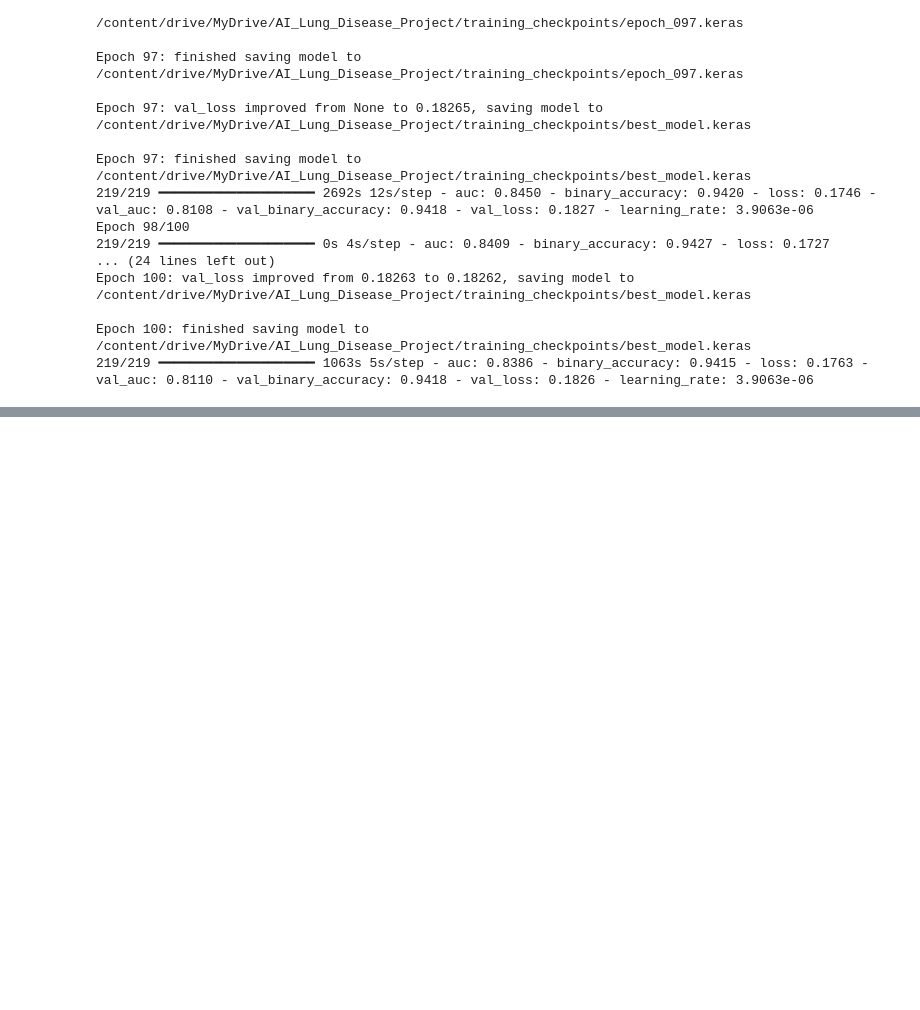
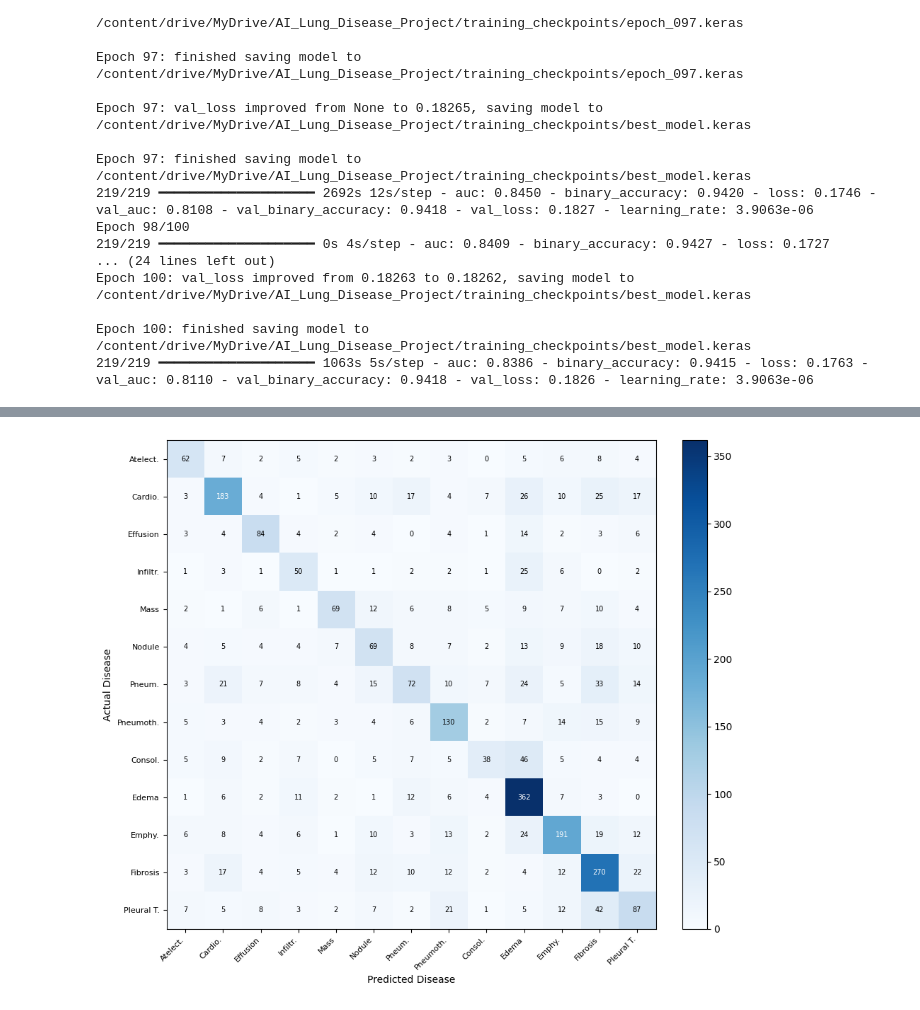
Before and after one commit to sanvishetty27/major-project, a Jupyter notebook: Untitled17.ipynb, the cells around one changed output, grey strips where cells are left out. Drawn from its saved outputs; the diff is of its cells as text; code cells hidden in the pictures; blank space fills up the shorter version.

```diff
--- a/Untitled17.ipynb
+++ b/Untitled17.ipynb
@@ -2338,0 +3036,98 @@ Epoch 100: finished saving model to /content/drive/MyDrive/AI_Lung_Disease_Proje
+# %%
+# ============================================================
+# COMPACT 13 x 13 CONFUSION MATRIX
+# SCREENSHOT-FRIENDLY VERSION
+# ============================================================
+
+import matplotlib.pyplot as plt
+import numpy as np
+
+SHORT_NAMES = [
+    "Atelect.",
+    "Cardio.",
+    "Effusion",
+    "Infiltr.",
+    "Mass",
+    "Nodule",
+    "Pneum.",
+    "Pneumoth.",
+    "Consol.",
+    "Edema",
+    "Emphy.",
+    "Fibrosis",
+    "Pleural T."
+]
+
+plt.figure(
+    figsize=(10, 8)
+)
+
+plt.imshow(
+    cm,
+    cmap="Blues"
+)
+
+plt.colorbar(
+    fraction=0.046,
+    pad=0.04
+)
+
+plt.xticks(
+    np.arange(13),
+    SHORT_NAMES,
+    rotation=45,
+    ha="right",
+    fontsize=8
+)
+
+plt.yticks(
+    np.arange(13),
+    SHORT_NAMES,
+    fontsize=8
+)
+
+text_threshold = cm.max() / 2
+
+for i in range(13):
+    for j in range(13):
+
+        plt.text(
+            j,
+            i,
+            str(cm[i, j]),
+            ha="center",
+            va="center",
+            fontsize=7,
+            color=(
+                "white"
+                if cm[i, j] > text_threshold
+                else "black"
+            )
+        )
+
+plt.xlabel(
+    "Predicted Disease",
+    fontsize=10
+)
+
+plt.ylabel(
+    "Actual Disease",
+    fontsize=10
+)
+plt.tight_layout()
+
+# Save a high-resolution compact image
+plt.savefig(
+    "/content/confusion_matrix_13_diseases.png",
+    dpi=300,
+    bbox_inches="tight"
+)
+
+plt.show()
+
+print(
+    "Total observations represented:",
+    cm.sum()
+)
+# %% [output]
+[figure, added]
```
Also changed, not shown: parts of 8 cells of this notebook.
